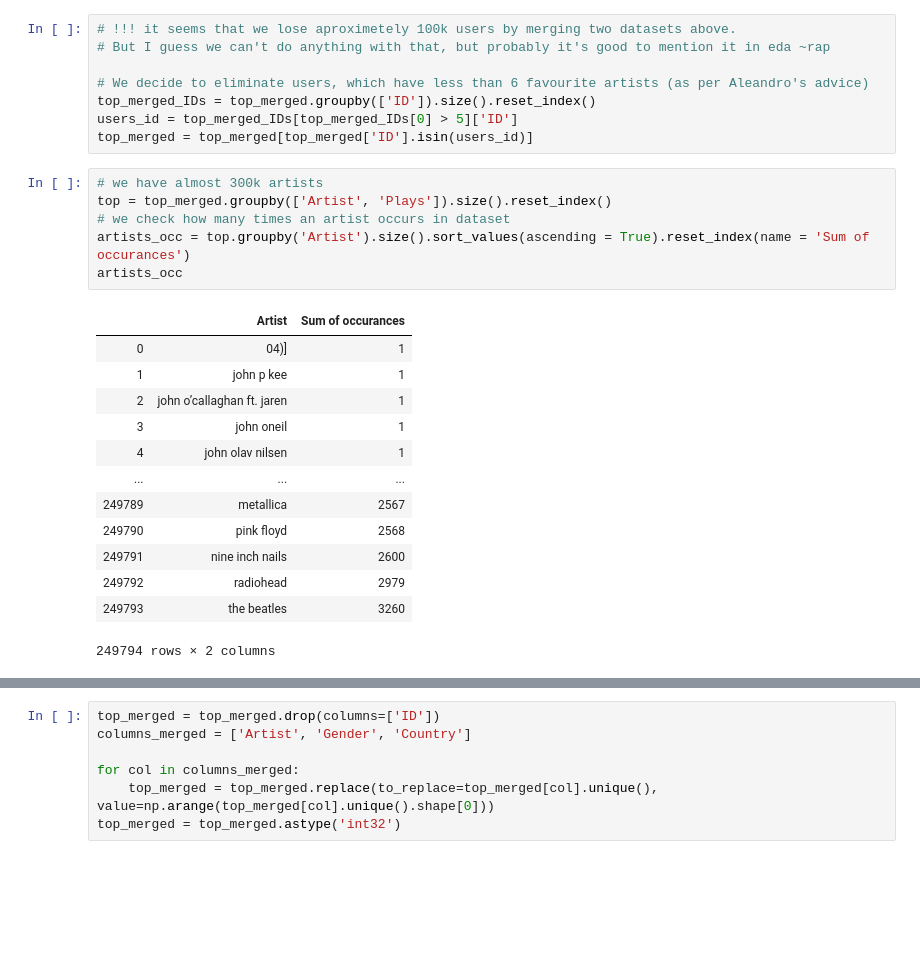
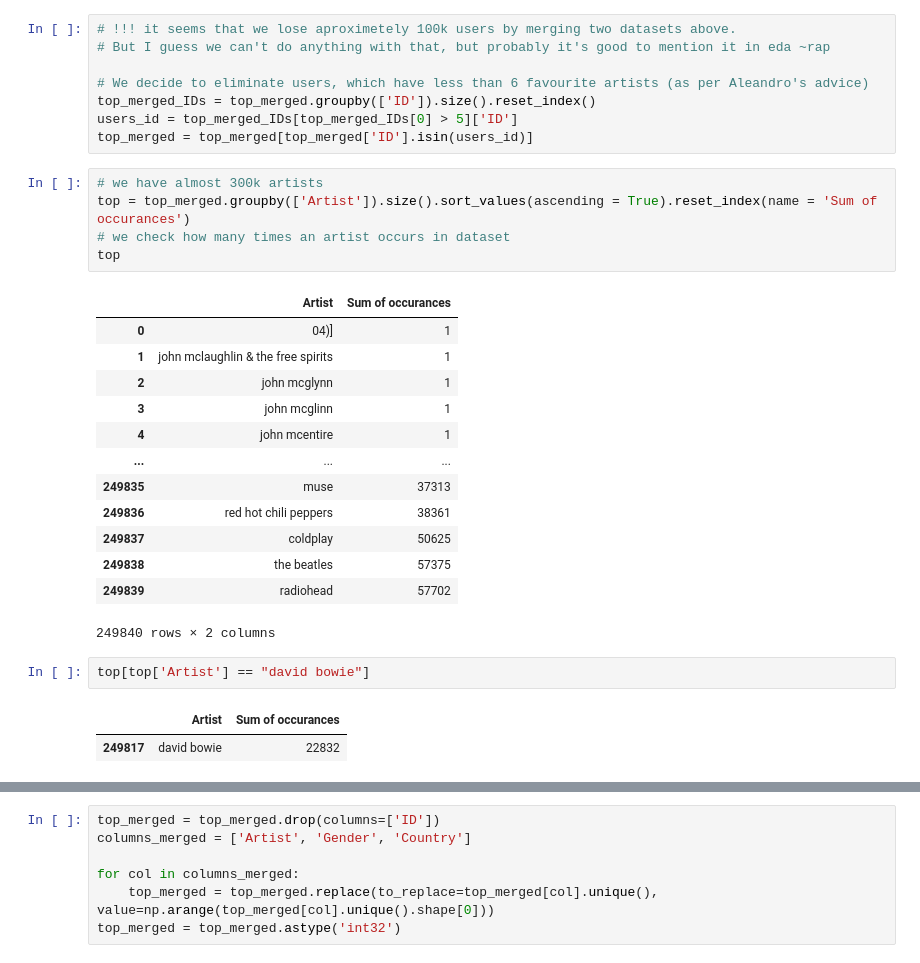
Before and after one commit to Caotick/mlbd-project, a Jupyter notebook: mlbd_project.ipynb, the cells around one changed output, grey strips where cells are left out. Drawn from its saved outputs; the diff is of its cells as text; blank space fills up the shorter version.

```diff
--- a/mlbd_project.ipynb
+++ b/mlbd_project.ipynb
@@ -100,21 +100,25 @@ users_id = top_merged_IDs[top_merged_IDs[0] > 5]['ID']
 top_merged = top_merged[top_merged['ID'].isin(users_id)]
 # %%
 # we have almost 300k artists
-top = top_merged.groupby(['Artist', 'Plays']).size().reset_index()
+top = top_merged.groupby(['Artist']).size().sort_values(ascending = True).reset_index(name = 'Sum of occurances')
 # we check how many times an artist occurs in dataset
-artists_occ = top.groupby('Artist').size().sort_values(ascending = True).reset_index(name = 'Sum of occurances')
-artists_occ
+top
 # %% [output]
 |  | Artist | Sum of occurances |
 | 0 | 04)] | 1 |
-| 1 | john p kee | 1 |
-| 2 | john o’callaghan ft. jaren | 1 |
-| 3 | john oneil | 1 |
-| 4 | john olav nilsen | 1 |
+| 1 | john mclaughlin & the free spirits | 1 |
+| 2 | john mcglynn | 1 |
+| 3 | john mcglinn | 1 |
+| 4 | john mcentire | 1 |
 | ... | ... | ... |
-| 249789 | metallica | 2567 |
-| 249790 | pink floyd | 2568 |
-| 249791 | nine inch nails | 2600 |
-| 249792 | radiohead | 2979 |
-| 249793 | the beatles | 3260 |
+| 249835 | muse | 37313 |
+| 249836 | red hot chili peppers | 38361 |
+| 249837 | coldplay | 50625 |
+| 249838 | the beatles | 57375 |
+| 249839 | radiohead | 57702 |
-249794 rows × 2 columns
+249840 rows × 2 columns
+# %%
+top[top['Artist'] == "david bowie"]
+# %% [output]
+|  | Artist | Sum of occurances |
+| 249817 | david bowie | 22832 |
```
Also changed, not shown: parts of 35 cells of this notebook.
